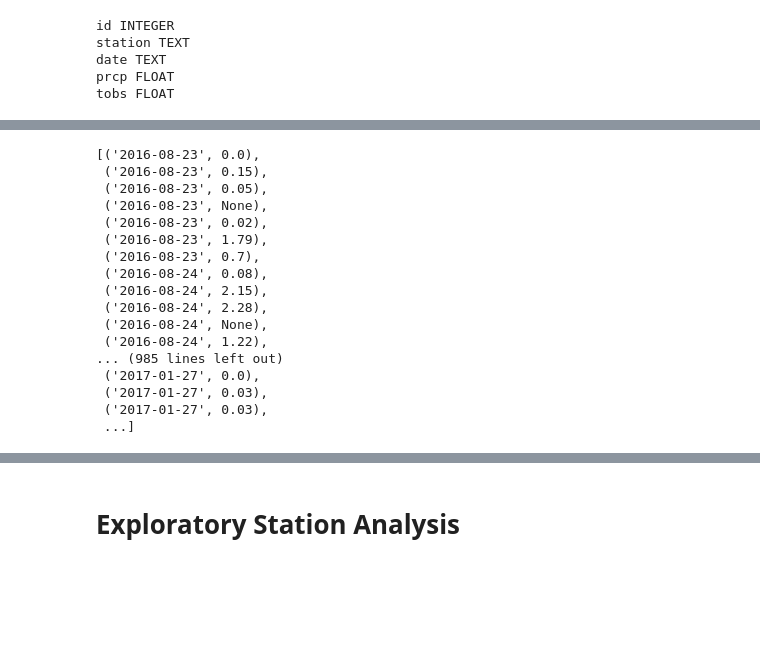
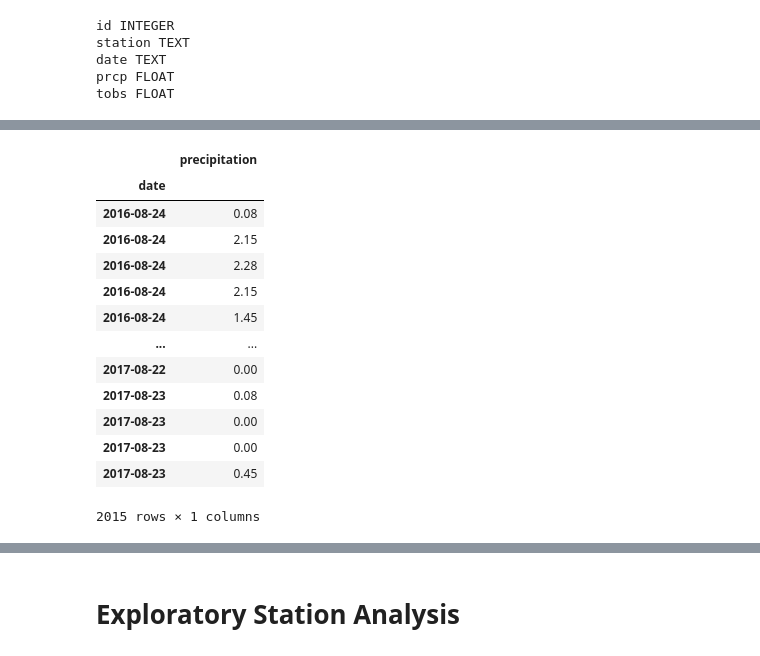
Before and after one commit to AnaLindaPenny/sqlalchemy-challenge, a Jupyter notebook: climate_starter.ipynb, the cells around one changed output, grey strips where cells are left out. Saved outputs shown, nothing was run; the diff lists cells and outputs as text; code cells hidden in the pictures; blank space fills up the shorter version.

```diff
--- a/climate_starter.ipynb
+++ b/climate_starter.ipynb
@@ -75,31 +92,26 @@ print(year_ago)
-# %%
-# Perform a query to retrieve the data and precipitation scores
-results = session.query(measurement.date, measurement.prcp).\
-    filter(measurement.date >= year_ago).\
-order_by(measurement.date).all()
-results
-# %% [output]
-[('2016-08-23', 0.0),
- ('2016-08-23', 0.15),
- ('2016-08-23', 0.05),
- ('2016-08-23', None),
- ('2016-08-23', 0.02),
- ('2016-08-23', 1.79),
- ('2016-08-23', 0.7),
- ('2016-08-24', 0.08),
- ('2016-08-24', 2.15),
- ('2016-08-24', 2.28),
- ('2016-08-24', None),
- ('2016-08-24', 1.22),
-... (985 lines left out)
- ('2017-01-27', 0.0),
- ('2017-01-27', 0.03),
- ('2017-01-27', 0.03),
- ...]
 # %%
 # Save the query results as a Pandas DataFrame and set the index to the date column
-precipt_df = pd.DataFrame(results,columns=['date','precipitation'])
+precipt_df = pd.DataFrame(precipt_data).set_index('date')
+
+#Rename the column from prcp to precipitation
+precipt_df = precipt_df.rename(columns={'prcp': 'precipitation'})
 
 # Sort the dataframe by date
-precipt_df = df.sort_values(by="date").dropna()
+precipt_df = precipt_df.sort_values(by="date").dropna()
+precipt_df
+# %% [output]
+|  | precipitation |
+| date |  |
+| 2016-08-24 | 0.08 |
+| 2016-08-24 | 2.15 |
+| 2016-08-24 | 2.28 |
+| 2016-08-24 | 2.15 |
+| 2016-08-24 | 1.45 |
+| ... | ... |
+| 2017-08-22 | 0.00 |
+| 2017-08-23 | 0.08 |
+| 2017-08-23 | 0.00 |
+| 2017-08-23 | 0.00 |
+| 2017-08-23 | 0.45 |
+2015 rows × 1 columns
 # %%
```
Also changed, not shown: parts of 14 cells of this notebook, 3 other files.
